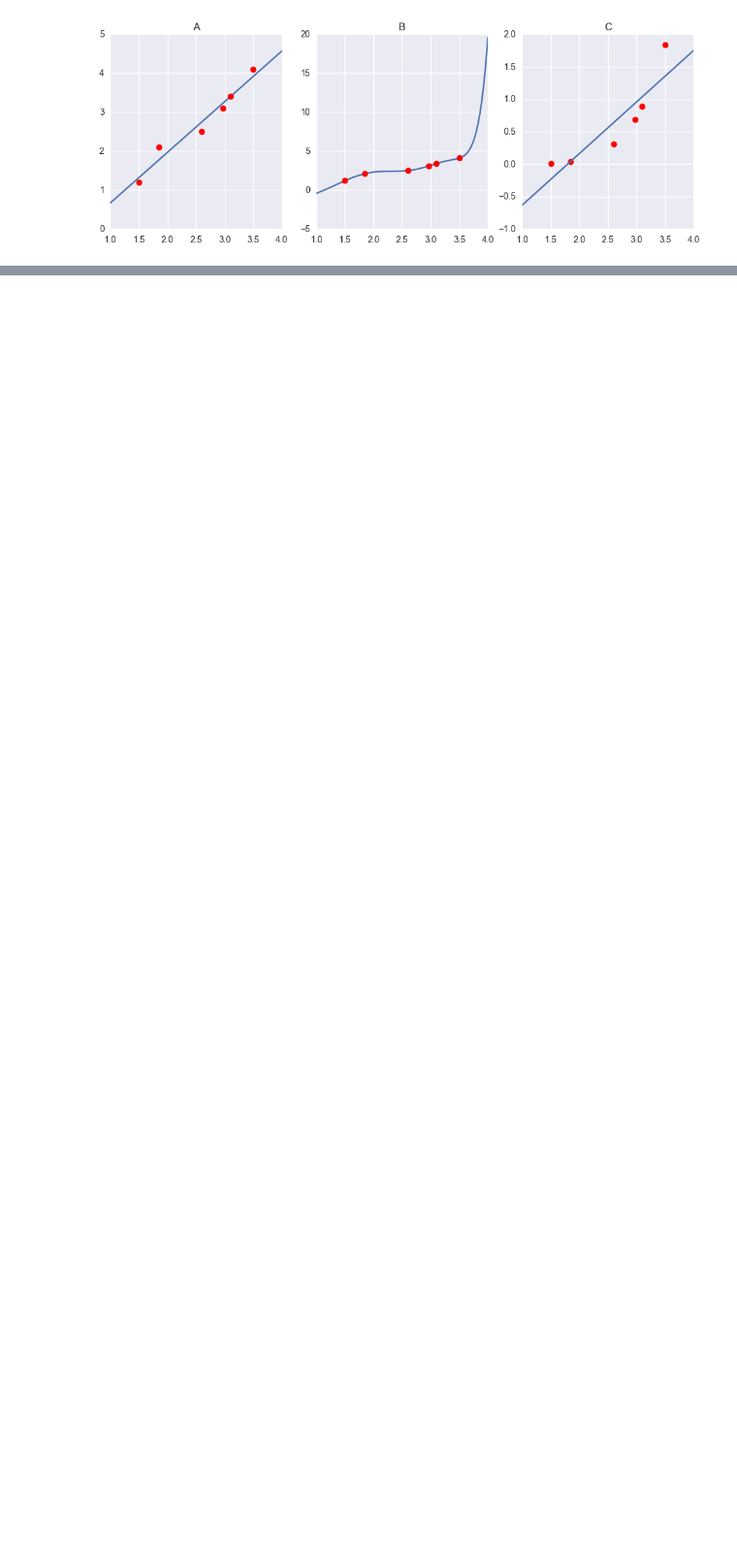
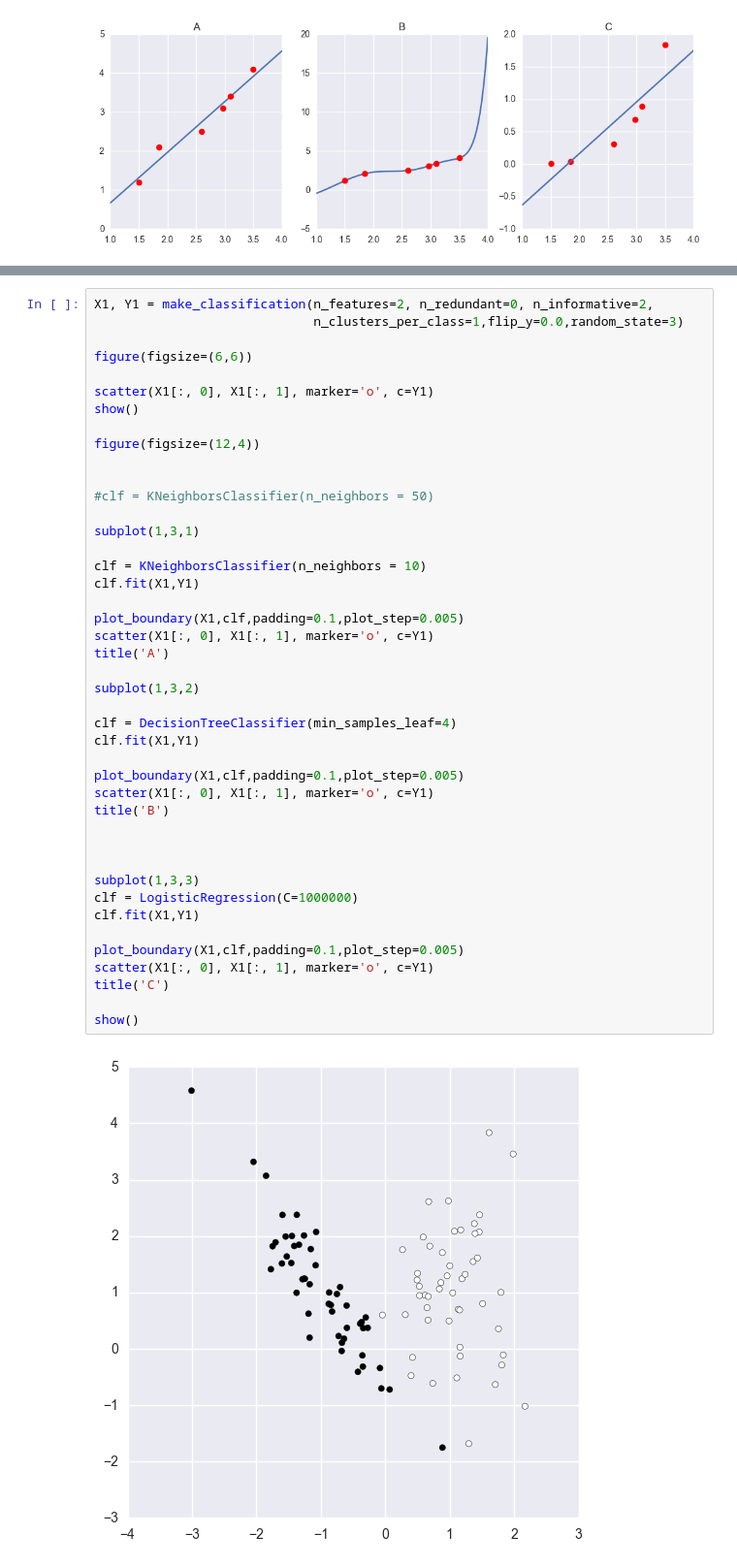
Before and after one commit to MarieRoald/MLkurs, a Jupyter notebook: notebooks/QuizExamples.ipynb, the cells around one changed output, grey strips where cells are left out. Shown at 97% size. Cells and saved outputs as stored; diff of their text form; blank space fills up the shorter version.

```diff
--- a/notebooks/QuizExamples.ipynb
+++ b/notebooks/QuizExamples.ipynb
@@ -175,0 +243,45 @@ show()
+# %%
+X1, Y1 = make_classification(n_features=2, n_redundant=0, n_informative=2,
+                             n_clusters_per_class=1,flip_y=0.0,random_state=3)
+
+figure(figsize=(6,6))
+
+scatter(X1[:, 0], X1[:, 1], marker='o', c=Y1)
+show()
+
+figure(figsize=(12,4))
+
+
+#clf = KNeighborsClassifier(n_neighbors = 50)
+
+subplot(1,3,1)
+
+clf = KNeighborsClassifier(n_neighbors = 10)
+clf.fit(X1,Y1)
+
+plot_boundary(X1,clf,padding=0.1,plot_step=0.005)
+scatter(X1[:, 0], X1[:, 1], marker='o', c=Y1)
+title('A')
+
+subplot(1,3,2)
+
+clf = DecisionTreeClassifier(min_samples_leaf=4)
+clf.fit(X1,Y1)
+
+plot_boundary(X1,clf,padding=0.1,plot_step=0.005)
+scatter(X1[:, 0], X1[:, 1], marker='o', c=Y1)
+title('B')
+
+
+
+subplot(1,3,3)
+clf = LogisticRegression(C=1000000)
+clf.fit(X1,Y1)
+
+plot_boundary(X1,clf,padding=0.1,plot_step=0.005)
+scatter(X1[:, 0], X1[:, 1], marker='o', c=Y1)
+title('C')
+
+show()
+# %% [output]
+[figure, added]
```
Also changed, not shown: parts of 10 cells of this notebook, 2 other files.
